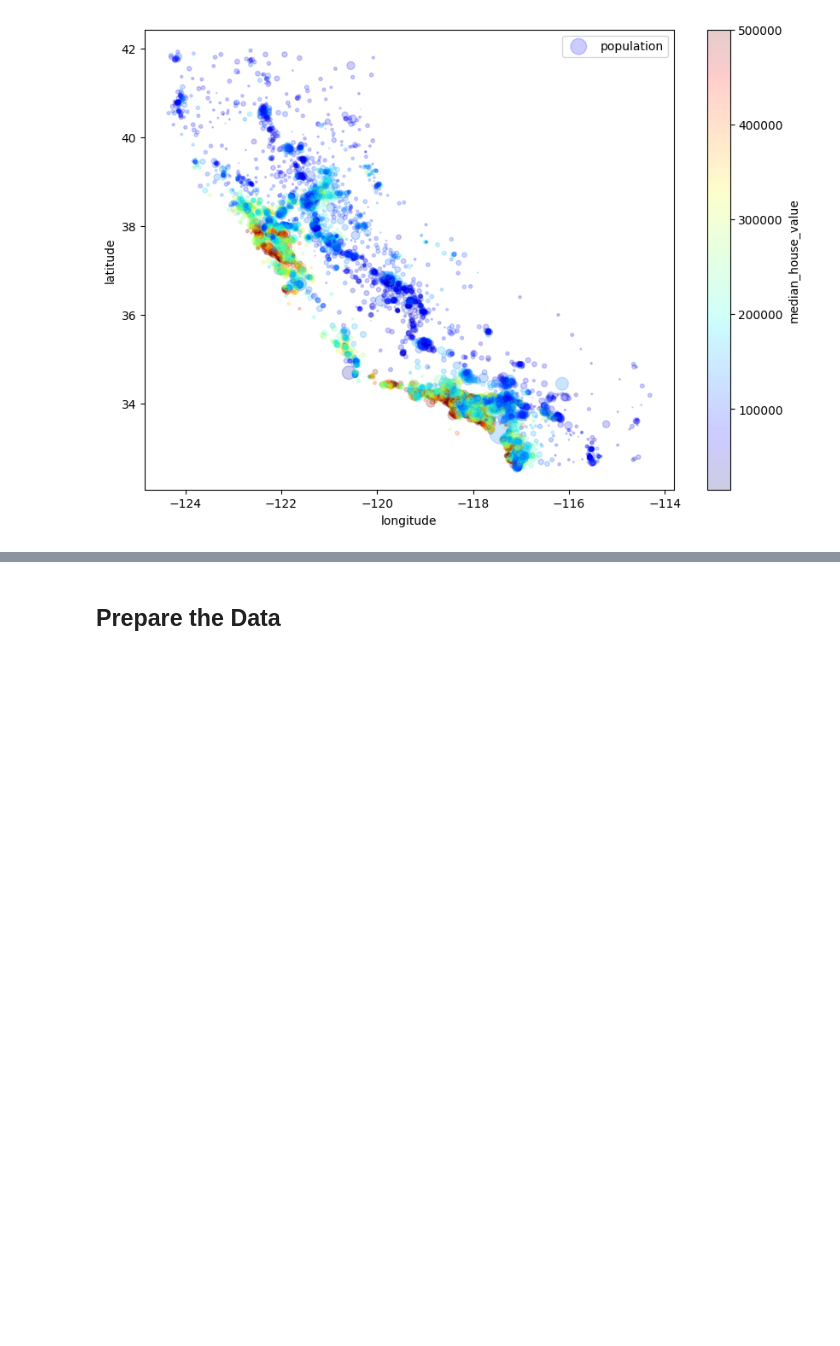
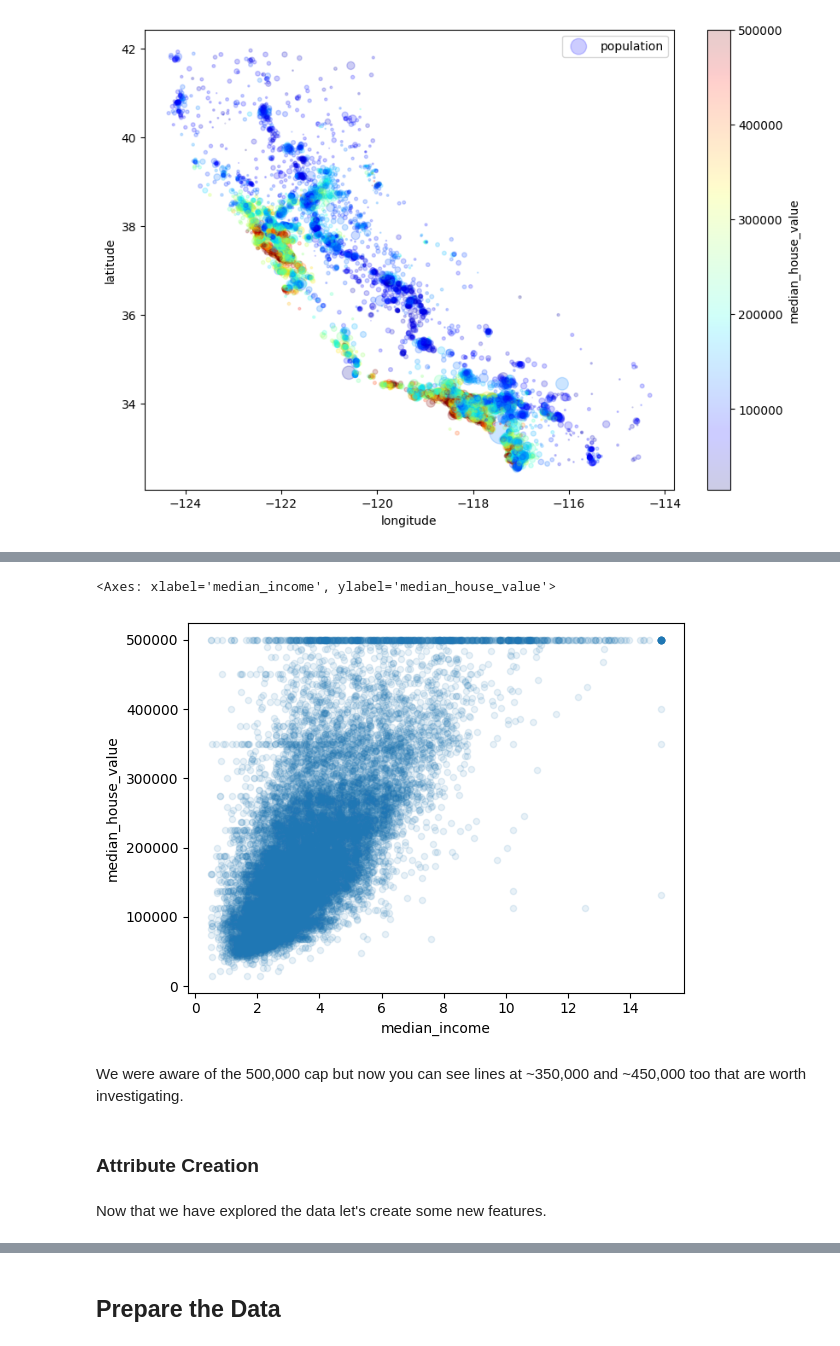
Before and after one commit to TylerJSimpson/hands_on_machine_learning_2nd_ed, a Jupyter notebook: Chapter 2: End-to-End Machine Learning Project/model.ipynb, the cells around one changed output, grey strips where cells are left out. Saved outputs shown, nothing was run; the diff lists cells and outputs as text; code cells hidden in the pictures; blank space fills up the shorter version.

```diff
--- a/Chapter 2: End-to-End Machine Learning Project/model.ipynb
+++ b/Chapter 2: End-to-End Machine Learning Project/model.ipynb
@@ -224,0 +275,11 @@ plt.legend()
+# %%
+housing.plot(kind='scatter', x='median_income', y='median_house_value', alpha=0.1)
+# %% [output]
+<Axes: xlabel='median_income', ylabel='median_house_value'>
+[figure, added]
+# %% [markdown]
+We were aware of the 500,000 cap but now you can see lines at ~350,000 and ~450,000 too that are worth investigating.
+# %% [markdown]
+### Attribute Creation
+# %% [markdown]
+Now that we have explored the data let's create some new features.
```
Also changed, not shown: parts of 21 cells of this notebook.
